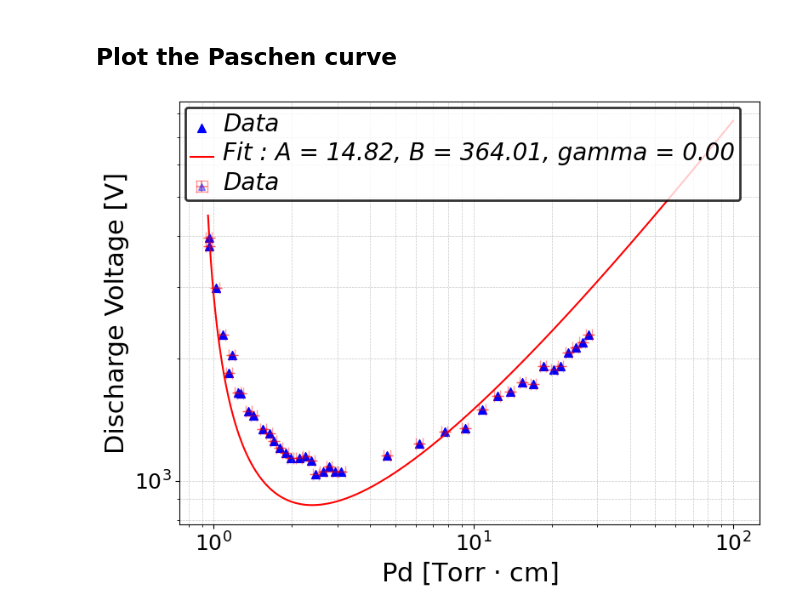
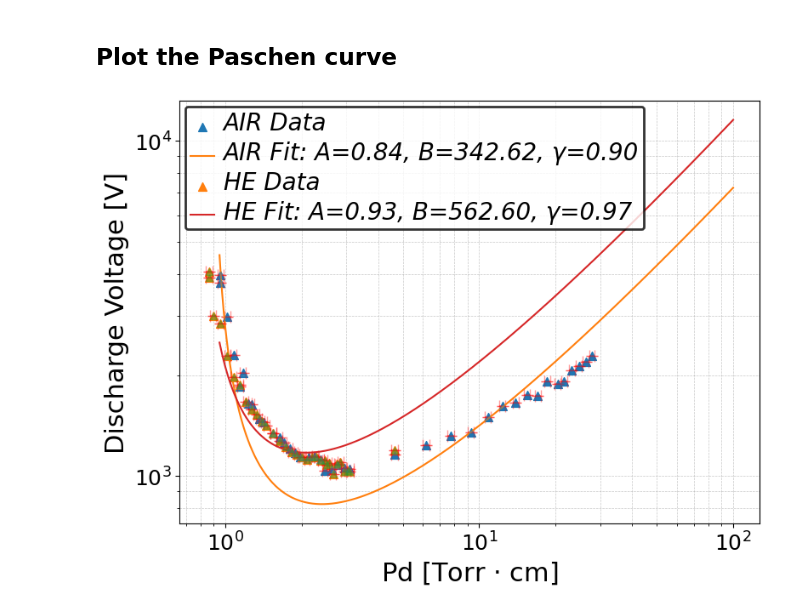
Before and after one commit to ferocitoo/TP3, a Jupyter notebook: TP_Plasma/Discharge_air.ipynb, the cells around one changed output. Drawn from its saved outputs; the diff is of its cells as text; code cells hidden in the pictures.

```diff
--- a/TP_Plasma/Discharge_air.ipynb
+++ b/TP_Plasma/Discharge_air.ipynb
@@ -117,58 +98,78 @@ plt.show()
 # %%
 #in cm, 1cm of error
 d = 41.2
 d_error = 1
 
-#now build the error on the pressure
-#the error on the pressure is 0.1e-1 if the pressure is in e-1, 0.1e-2 if the pressure is in e-2,etc.add()
-# Calculate the error on the pressure based on its magnitude
-Ps_error = np.array([0.1 * 10 ** (np.floor(np.log10(p)) - 1) for p in Ps])
+Ps_error = [[] for i in range(len(Gases))]
+Ps_torr = [[] for i in range(len(Gases))]
+Ps_error_torr = [[] for i in range(len(Gases))]
+pd_error = [[] for i in range(len(Gases))]
+for g in range(len(Gases)):
+    # Build the error on the pressure
+    Ps_error[g] = np.array([0.1 * 10 ** (np.floor(np.log10(p)) - 1) for p in Ps[g]])
 
-Ps_error_torr = Ps_error *0.75006
+    Ps_error_torr[g] = Ps_error[g] * 0.75006
 
-#P in Torr
-Ps_torr = Ps*0.750062
+    # Convert pressure to Torr
+    Ps_torr[g] = np.array(Ps[g]) * 0.75006
 
-#error on pd
-pd_error = Ps_torr*d_error + Ps_error_torr*d
+    # Calculate the error on pd
+    pd_error[g] = Ps_torr[g] * d_error + Ps_error_torr[g] * d
+
+
+# log_term = np.log(A * pd)
+# inner_log = np.log(1 + 1/gamma)
+
+# if np.any(log_term - np.log(inner_log) <= 0):  # Empêcher division par zéro ou log négatif
+#     return np.inf
+
+# if np.any((A * pd) <= 0) or np.any((1 + 1/gamma) <= 0):
+#     return np.inf
+
+
+#define the function for the fit ¨
+def fit(pd, A, B, gamma):
+    return B * pd / (np.log(A * pd) - np.log(np.log(1 + 1/gamma)))
 
 
 
-#define the function for the fit
-eps = 1e-9  # Petite valeur pour éviter log(0)
-def fit(pd, A, B, gamma):
-    log_term = np.log(A * pd)
-    inner_log = np.log(1 + 1/gamma)
+# Plot all gases in the same plot
+ax, fig = u.create_figure_and_apply_format((8, 6), xlabel=r"Pd [Torr $\cdot$ cm]", ylabel="Discharge Voltage [V]")
 
-    if np.any(log_term - np.log(inner_log) <= 0):  # Empêcher division par zéro ou log négatif
-        return np.inf
+for g in range(len(Gases)):
+    # Scatter plot for each gas
+    ax.scatter(Ps_torr[g] * d, discharge_Vs[g], label=f'{Gases[g]} Data', marker='^', s=50)
+    ax.errorbar(Ps_torr[g] * d, discharge_Vs[g], xerr=pd_error[g], yerr=0.1, fmt='^', ecolor='red', capsize=5, alpha=0.4)
 
-    return B * pd / (np.log(A * pd + eps) - np.log(np.log(1 + 1/gamma) + eps))
+    # Fit and plot for each gas
+    popt, pcov = curve_fit(fit, Ps_torr[g] * d, discharge_Vs[g], p0=[1, 1, 1], bounds=([0, 0, 0], [np.inf, np.inf, np.inf]), maxfev=10000)
+    pd_fit = np.linspace(0.95, 100, 100000)
+    # ax.plot(pd_fit, fit(pd_fit, *popt), label=f'{Gases[g]} Fit: A={popt[0]:.2f}, B={popt[1]:.2f}, γ={popt[2]:.2f}')
 
-
-
-
-#plot all the datas except the first 6 values (too high discharge voltage)
-ax,fig = u.create_figure_and_apply_format((8,6),xlabel=r"Pd [Torr $\cdot$ cm]", ylabel="Discharge Voltage [V]")
-
-ax.scatter(Ps_torr*d, discharge_Vs, label='Data', color='blue',marker = '^',s=50)
-ax.errorbar(Ps_torr*d, discharge_Vs, xerr=pd_error, yerr=0.1, fmt='^', label='Data', color='blue', ecolor='red', capsize=5, alpha=0.4)
-
-#now make a fit
-popt, pcov = curve_fit(fit, Ps_torr*d, discharge_Vs, p0=[15,365,0.5],bounds = ([14,364,0], [16, 366, 0.6]))
-
-#plot the fit
-pd_fit = np.logspace(0,100,100000)
-pd_fit = np.linspace(0.95, 100, 100000)
-ax.plot(pd_fit, fit(pd_fit, *popt), label=f'Fit : A = {popt[0]:.2f}, B = {popt[1]:.2f}, gamma = {popt[2]:.2f}', color='red')
 
 ax.set_xscale('log')
 ax.set_yscale('log')
+u.set_legend_properties(ax, loc="upper left")
+plt.grid(True, which="both", linestyle="--", linewidth=0.5, alpha=0.7)
+plt.show()
 
-u.set_legend_properties(ax,loc="upper left")
+# Separate plots for each gas
+for g in range(len(Gases)):
+    ax, fig = u.create_figure_and_apply_format((8, 6), xlabel=r"Pd [Torr $\cdot$ cm]", ylabel="Discharge Voltage [V]")
 
-plt.grid(True, which="both", linestyle="--", linewidth=0.5, alpha=0.7)
+    # Scatter plot for the current gas
+    ax.errorbar(Ps_torr[g] * d, discharge_Vs[g], xerr=pd_error[g], yerr=0.1, fmt='^', ecolor='red', capsize=5, alpha=0.4)
+    ax.scatter(Ps_torr[g] * d, discharge_Vs[g], label=f'{Gases[g]} Data', marker='^', s=50)
 
-plt.show()
+    # Fit and plot for the current gas
+    popt, pcov = curve_fit(fit, Ps_torr[g] * d, discharge_Vs[g], p0=[1, 1, 1], bounds=([0, 0, 0], [np.inf, np.inf, np.inf]), maxfev=10000)
+    pd_fit = np.linspace(0.95, 100, 100000)
+    ax.plot(pd_fit, fit(pd_fit, *popt), label=f'{Gases[g]} Fit: A={popt[0]:.2f}, B={popt[1]:.2f}, γ={popt[2]:.2f}')
+
+    ax.set_xscale('log')
+    ax.set_yscale('log')
+    u.set_legend_properties(ax, loc="upper left")
+    plt.grid(True, which="both", linestyle="--", linewidth=0.5, alpha=0.7)
+    plt.show()
 # %% [output]
-[figure, old version]
+[figure, new version]
```
Also changed, not shown: parts of 3 cells of this notebook, 15 other files.
